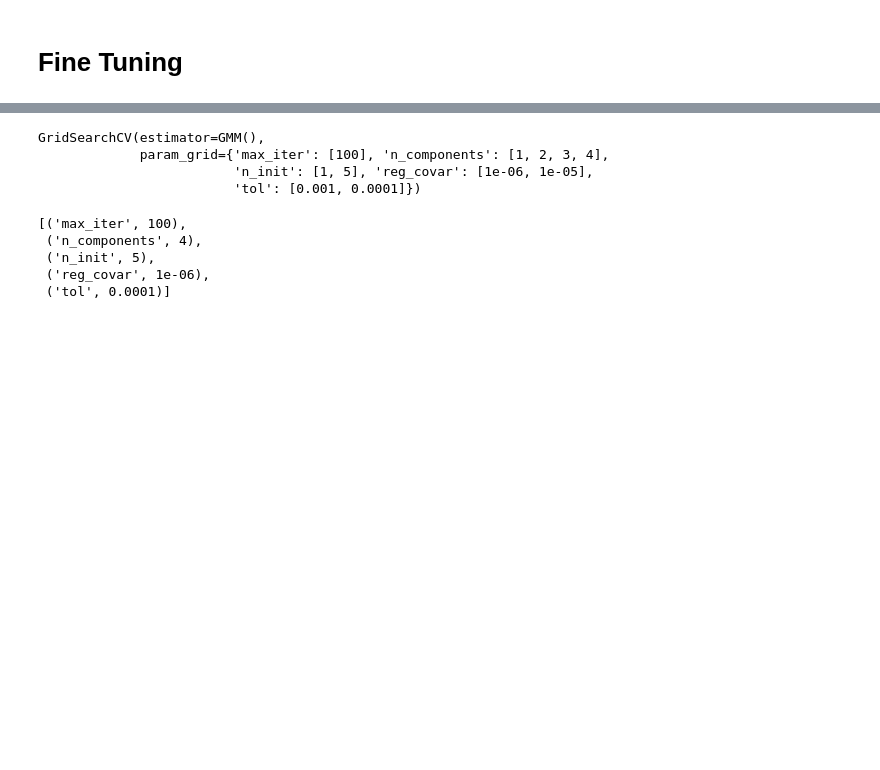
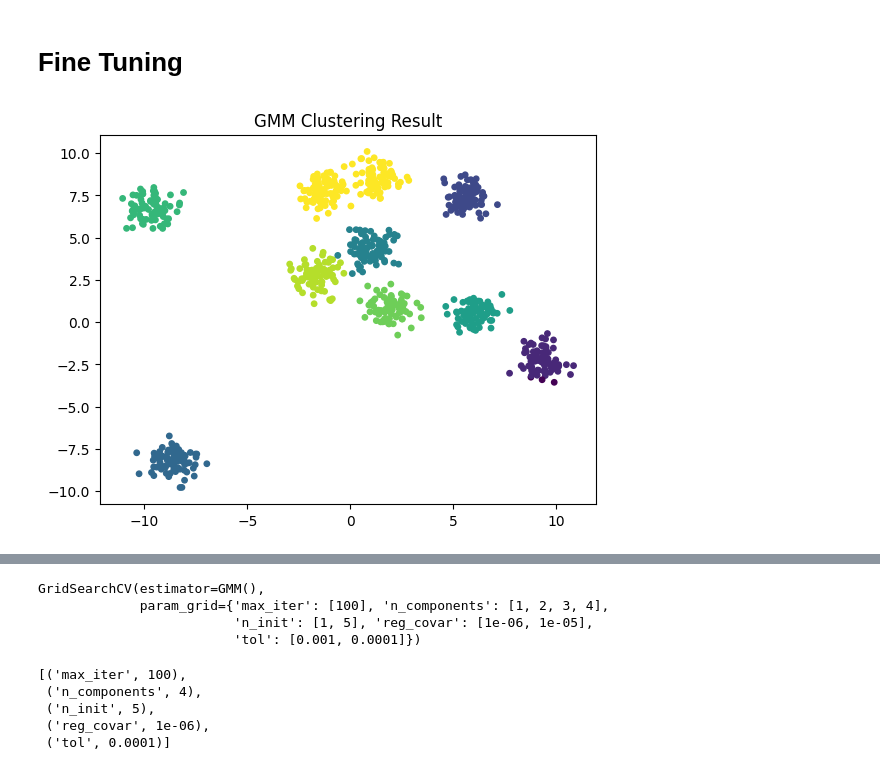
Before and after one commit to Mohamed-Mohamed-Ibrahim/Face-Recognition, a Jupyter notebook: GMM.ipynb, the cells around one changed output, grey strips where cells are left out. Cells and saved outputs as stored; diff of their text form; code cells hidden in the pictures; blank space fills up the shorter version.

```diff
--- a/GMM.ipynb
+++ b/GMM.ipynb
@@ -137,7 +137,7 @@ class GMM(BaseEstimator, RegressorMixin):
             # E-step
             # Assign r using posterior probability
             for i in range(self.n_components):
-                r[i, :] = self.weights_[i] * multivariate_normal.pdf(X, self.means_[i], self.covariances_[i])
+                r[i, :] = self.weights_[i] * multivariate_normal.pdf(X, self.means_[i], self.covariances_[i], allow_singular=True)
 
             # Normalization
             for i in range(n_samples):
@@ -179,7 +179,7 @@ class GMM(BaseEstimator, RegressorMixin):
         r = np.zeros((self.n_components, n_samples))
 
         for i in range(self.n_components):
-            r[i, :] = self.weights_[i] * multivariate_normal.pdf(X, self.means_[i], self.covariances_[i])
+            r[i, :] = self.weights_[i] * multivariate_normal.pdf(X, self.means_[i], self.covariances_[i], allow_singular=True)
 
         return np.argmax(r, axis=0)
 
@@ -188,7 +188,7 @@ class GMM(BaseEstimator, RegressorMixin):
         for d in X:
             tot = 0
             for k in range(self.n_components):
-                tot += self.weights_[k] * multivariate_normal.pdf(X, mean=self.means_[k], cov=self.covariances_[k])
+                tot += self.weights_[k] * multivariate_normal.pdf(X, mean=self.means_[k], cov=self.covariances_[k], allow_singular=True)
             ll.append(np.log(tot))
         return np.sum(ll)
 
@@ -393,5 +305,18 @@ weighted avg       0.42      0.45      0.42        20
 # %% [markdown]
 # Fine Tuning
+# %%
+from sklearn.mixture import GaussianMixture
+gmm = GMM(n_components=10, tol=1e-6, max_iter=100, n_init=10)
+gmm.fit(X_train)
+labels = gmm.predict(X_train)
+
+
+
+plt.scatter(X_train[:, 0], X_train[:, 1], c=labels, s=15, cmap='viridis')
+plt.title("GMM Clustering Result")
+plt.show()
+# %% [output]
+[figure, added]
 # %%
 print(gmm.predict(X_train))
 print(y_train)
```
Also changed, not shown: parts of 7 cells of this notebook.
